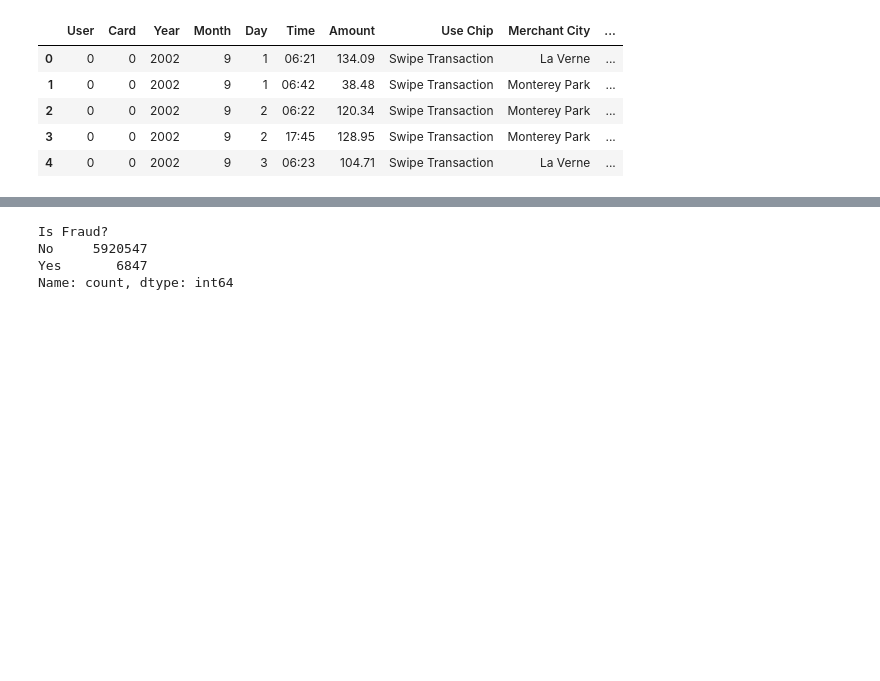
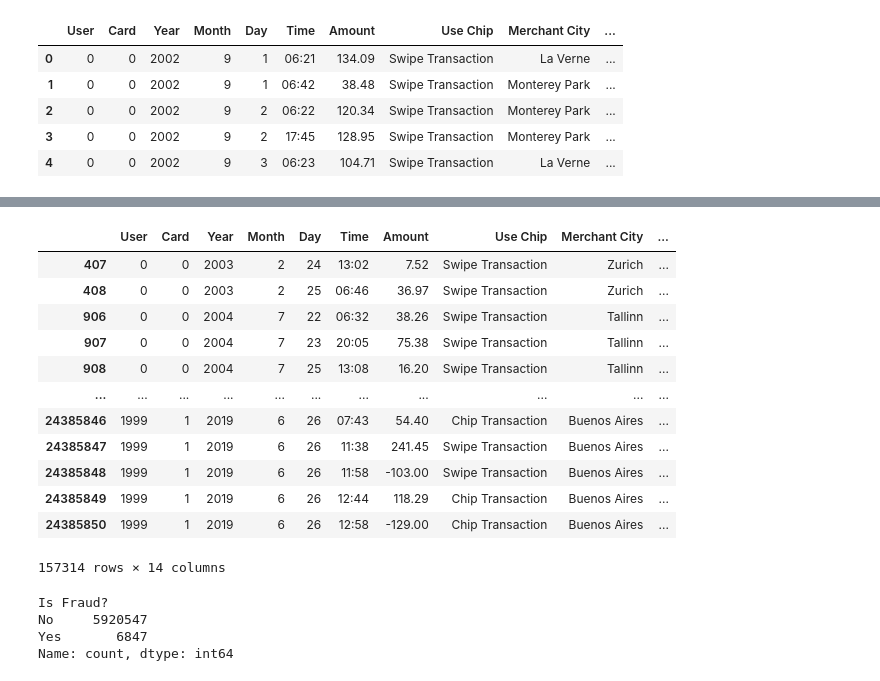
Before and after one commit to wrube/Project_4_Group_2, a Jupyter notebook: create_dataset_ben.ipynb, the cells around one changed output, grey strips where cells are left out. Saved outputs shown, nothing was run; the diff lists cells and outputs as text; code cells hidden in the pictures; blank space fills up the shorter version.

```diff
--- a/create_dataset_ben.ipynb
+++ b/create_dataset_ben.ipynb
@@ -112,6 +161,7 @@ transactions_columns_import = ['User',
 
 transaction_converters = {'Zip': add_leading_zero_to_zipcode,
                            'Amount': remove_dollar_and_convert_float,
+                           'Is Fraud?': convert_yes_no_to_binary
                           }
 
 
@@ -175,3 +324,19 @@ memory usage: 723.6+ MB
+# %%
+transactions_df.loc[transactions_df['Merchant State'].str.len() > 2, :]
+# %% [output]
+|  | User | Card | Year | Month | Day | Time | Amount | Use Chip | Merchant City | ... |
+| 407 | 0 | 0 | 2003 | 2 | 24 | 13:02 | 7.52 | Swipe Transaction | Zurich | ... |
+| 408 | 0 | 0 | 2003 | 2 | 25 | 06:46 | 36.97 | Swipe Transaction | Zurich | ... |
+| 906 | 0 | 0 | 2004 | 7 | 22 | 06:32 | 38.26 | Swipe Transaction | Tallinn | ... |
+| 907 | 0 | 0 | 2004 | 7 | 23 | 20:05 | 75.38 | Swipe Transaction | Tallinn | ... |
+| 908 | 0 | 0 | 2004 | 7 | 25 | 13:08 | 16.20 | Swipe Transaction | Tallinn | ... |
+| ... | ... | ... | ... | ... | ... | ... | ... | ... | ... | ... |
+| 24385846 | 1999 | 1 | 2019 | 6 | 26 | 07:43 | 54.40 | Chip Transaction | Buenos Aires | ... |
+| 24385847 | 1999 | 1 | 2019 | 6 | 26 | 11:38 | 241.45 | Swipe Transaction | Buenos Aires | ... |
+| 24385848 | 1999 | 1 | 2019 | 6 | 26 | 11:58 | -103.00 | Swipe Transaction | Buenos Aires | ... |
+| 24385849 | 1999 | 1 | 2019 | 6 | 26 | 12:44 | 118.29 | Chip Transaction | Buenos Aires | ... |
+| 24385850 | 1999 | 1 | 2019 | 6 | 26 | 12:58 | -129.00 | Chip Transaction | Buenos Aires | ... |
+157314 rows × 14 columns
 # %%
 transactions_df.loc[(transactions_df['User'] < 500, 'Is Fraud?')].value_counts()
 # %% [output]
```
Also changed, not shown: parts of 17 cells of this notebook.
